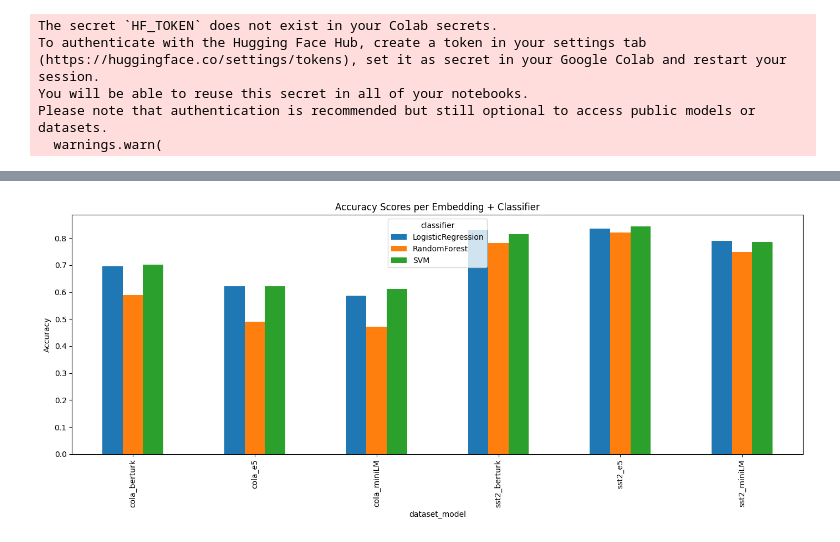
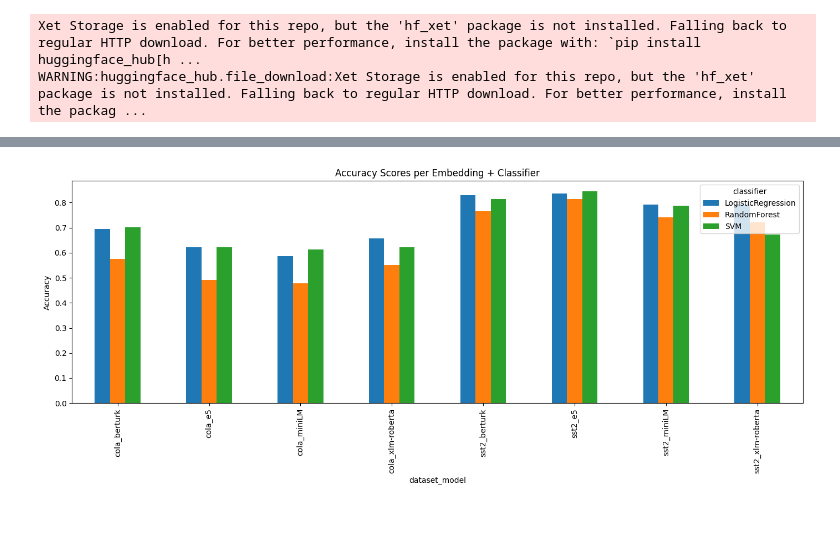
Before and after one commit to eyupdalan/BLM6114-hw2, a Jupyter notebook: BLM6114_hw2_part2.ipynb, the cells around one changed output, grey strips where cells are left out. Saved outputs shown, nothing was run; the diff lists cells and outputs as text; code cells hidden in the pictures.

```diff
--- a/BLM6114_hw2_part2.ipynb
+++ b/BLM6114_hw2_part2.ipynb
@@ -26,7 +26,7 @@ models = {
     #"jina": SentenceTransformer("jinaai/jina-embeddings-v3"),
     "e5": SentenceTransformer("intfloat/multilingual-e5-large-instruct"),
     "miniLM": SentenceTransformer("sentence-transformers/paraphrase-multilingual-MiniLM-L12-v2"),
-    #"xlm-roberta": SentenceTransformer("xlm-roberta-base")
+    "xlm-roberta": SentenceTransformer("xlm-roberta-base")
 }
 
 # 5. Embedding hesaplama fonksiyonu
@@ -101,5 +101,2 @@ gcsfs 2025.3.2 requires fsspec==2025.3.2, but you have fsspec 2024.12.0 which is
-The secret `HF_TOKEN` does not exist in your Colab secrets.
-To authenticate with the Hugging Face Hub, create a token in your settings tab (https://huggingface.co/settings/tokens), set it as secret in your Google Colab and restart your session.
-You will be able to reuse this secret in all of your notebooks.
-Please note that authentication is recommended but still optional to access public models or datasets.
-  warnings.warn(
+Xet Storage is enabled for this repo, but the 'hf_xet' package is not installed. Falling back to regular HTTP download. For better performance, install the package with: `pip install huggingface_hub[h ...
+WARNING:huggingface_hub.file_download:Xet Storage is enabled for this repo, but the 'hf_xet' package is not installed. Falling back to regular HTTP download. For better performance, install the packag ...
@@ -111 +103 @@ WARNING:huggingface_hub.file_download:Xet Storage is enabled for this repo, but
-[figure, old version]
+[figure, new version]
```
Also changed, not shown: parts of 1 cell of this notebook.
